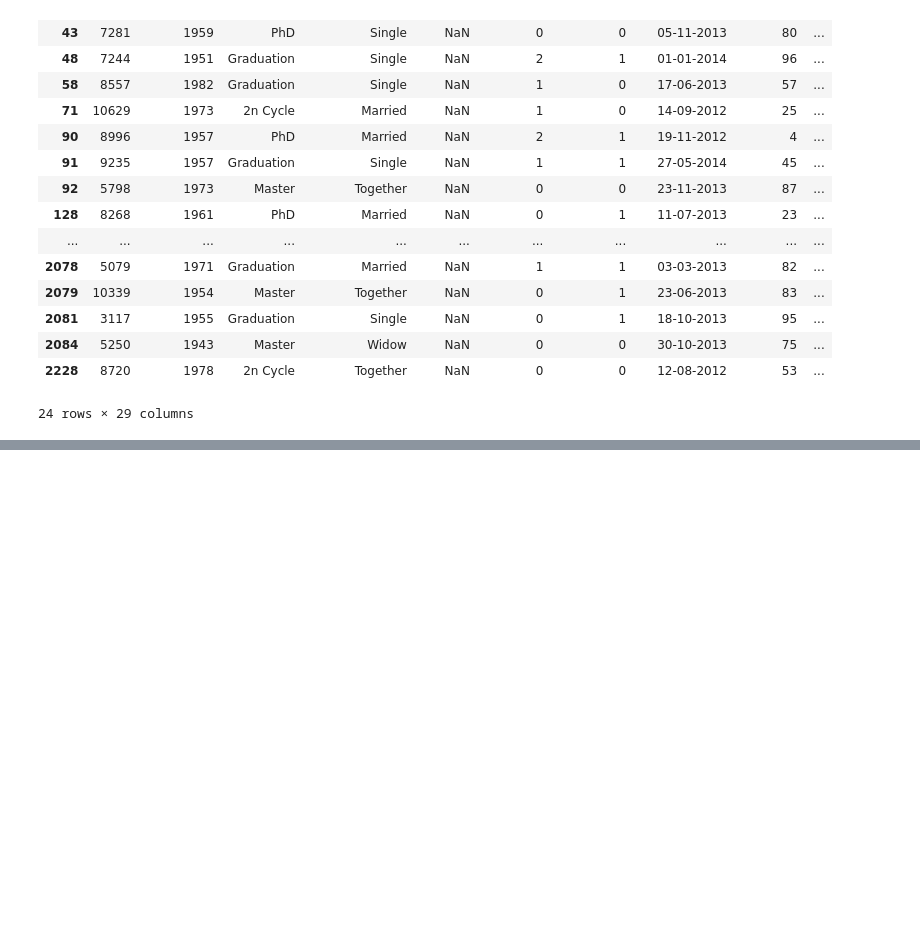
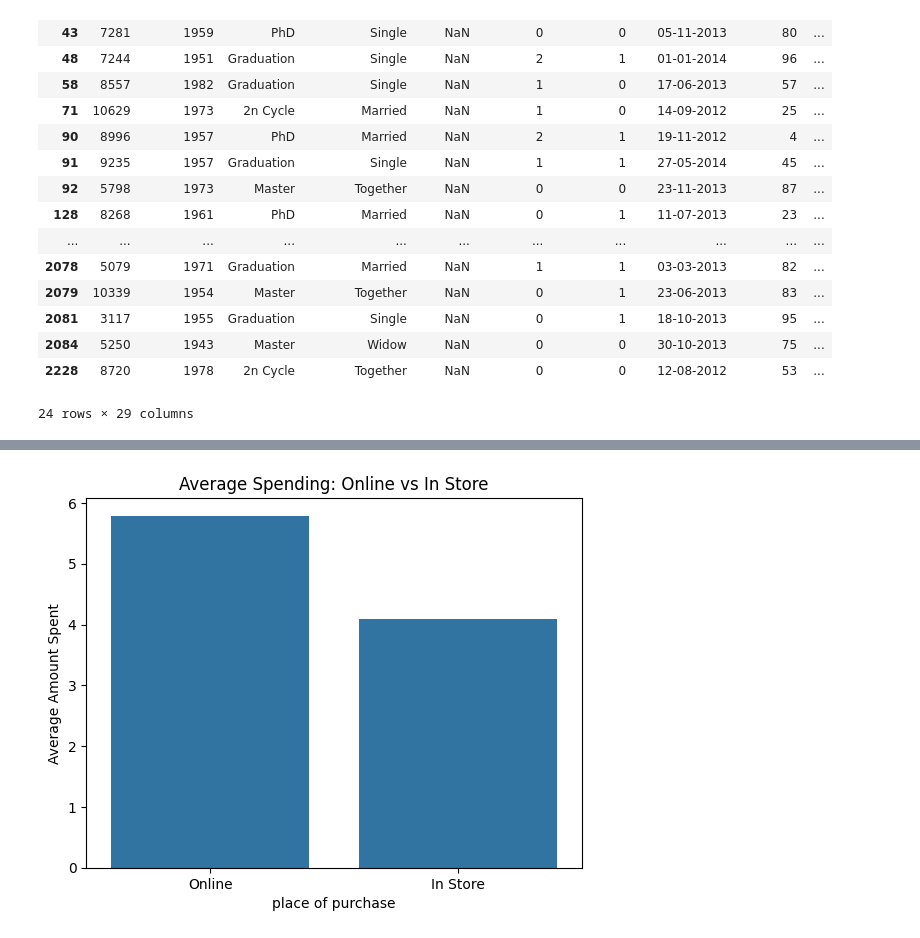
Before and after one commit to yh-2025/async-final-project-teal-Yuki, a Jupyter notebook: final_project_example.ipynb, the cells around one changed output, grey strips where cells are left out. Saved outputs shown, nothing was run; the diff lists cells and outputs as text; code cells hidden in the pictures; blank space fills up the shorter version.

```diff
--- a/final_project_example.ipynb
+++ b/final_project_example.ipynb
@@ -115,3 +173,23 @@ plt.show()
+# %%
+#Question 7 Do consumers like to shop on adverage online or in stores?
+
+avg_online = marketing_df["NumStorePurchases"].mean()
+avg_instore = marketing_df["NumWebPurchases"].mean()
+
+
+plo_df = pd.DataFrame({
+    "Place of Purchase": ["Online", "In Store"],
+    "Average Spending": [avg_online, avg_instore]
+})
+
+# Plot it
+sns.barplot(data=plo_df, x="Place of Purchase", y="Average Spending")
+plt.title("Average Spending: Online vs In Store")
+plt.xlabel("place of purchase")
+plt.ylabel("Average Amount Spent")
+plt.show()
+# %% [output]
+[figure, added]
 # %%
 #Question 8 What is the adverage of deals used compared to income levels?
 
```
Also changed, not shown: parts of 14 cells of this notebook, 1 other file.
